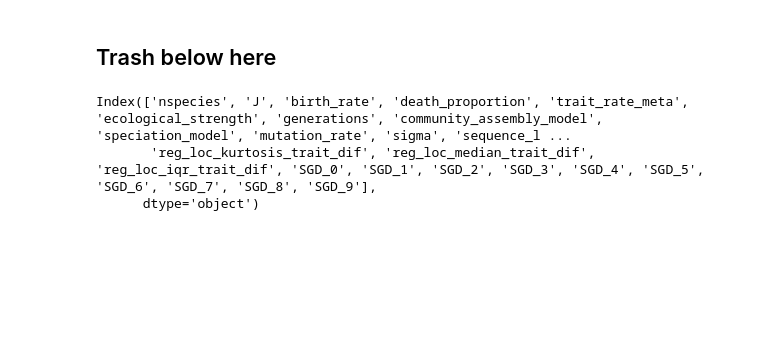
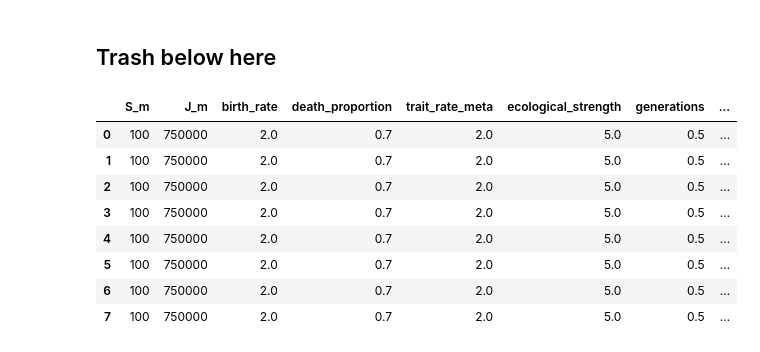
Before and after one commit to messDiv/MESS, a Jupyter notebook: jupyter-notebooks/util/Sumstats-Dev.ipynb, the cells around one changed output. Drawn from its saved outputs; the diff is of its cells as text; code cells hidden in the pictures; blank space fills up the shorter version.

```diff
--- a/jupyter-notebooks/util/Sumstats-Dev.ipynb
+++ b/jupyter-notebooks/util/Sumstats-Dev.ipynb
@@ -43,8 +43,14 @@ MESS.stats.calculate_sumstats(dat)
 ## Trash below here
 # %%
 df = pd.read_csv("/home/isaac/Continuosity/MESS/MESS/default_MESS/SIMOUT.txt", sep="\t", header=0)
-df.columns
+df
 # %% [output]
-Index(['nspecies', 'J', 'birth_rate', 'death_proportion', 'trait_rate_meta', 'ecological_strength', 'generations', 'community_assembly_model', 'speciation_model', 'mutation_rate', 'sigma', 'sequence_l ...
-       'reg_loc_kurtosis_trait_dif', 'reg_loc_median_trait_dif', 'reg_loc_iqr_trait_dif', 'SGD_0', 'SGD_1', 'SGD_2', 'SGD_3', 'SGD_4', 'SGD_5', 'SGD_6', 'SGD_7', 'SGD_8', 'SGD_9'],
-      dtype='object')
+|  | S_m | J_m | birth_rate | death_proportion | trait_rate_meta | ecological_strength | generations | ... |
+| 0 | 100 | 750000 | 2.0 | 0.7 | 2.0 | 5.0 | 0.5 | ... |
+| 1 | 100 | 750000 | 2.0 | 0.7 | 2.0 | 5.0 | 0.5 | ... |
+| 2 | 100 | 750000 | 2.0 | 0.7 | 2.0 | 5.0 | 0.5 | ... |
+| 3 | 100 | 750000 | 2.0 | 0.7 | 2.0 | 5.0 | 0.5 | ... |
+| 4 | 100 | 750000 | 2.0 | 0.7 | 2.0 | 5.0 | 0.5 | ... |
+| 5 | 100 | 750000 | 2.0 | 0.7 | 2.0 | 5.0 | 0.5 | ... |
+| 6 | 100 | 750000 | 2.0 | 0.7 | 2.0 | 5.0 | 0.5 | ... |
+| 7 | 100 | 750000 | 2.0 | 0.7 | 2.0 | 5.0 | 0.5 | ... |
```
